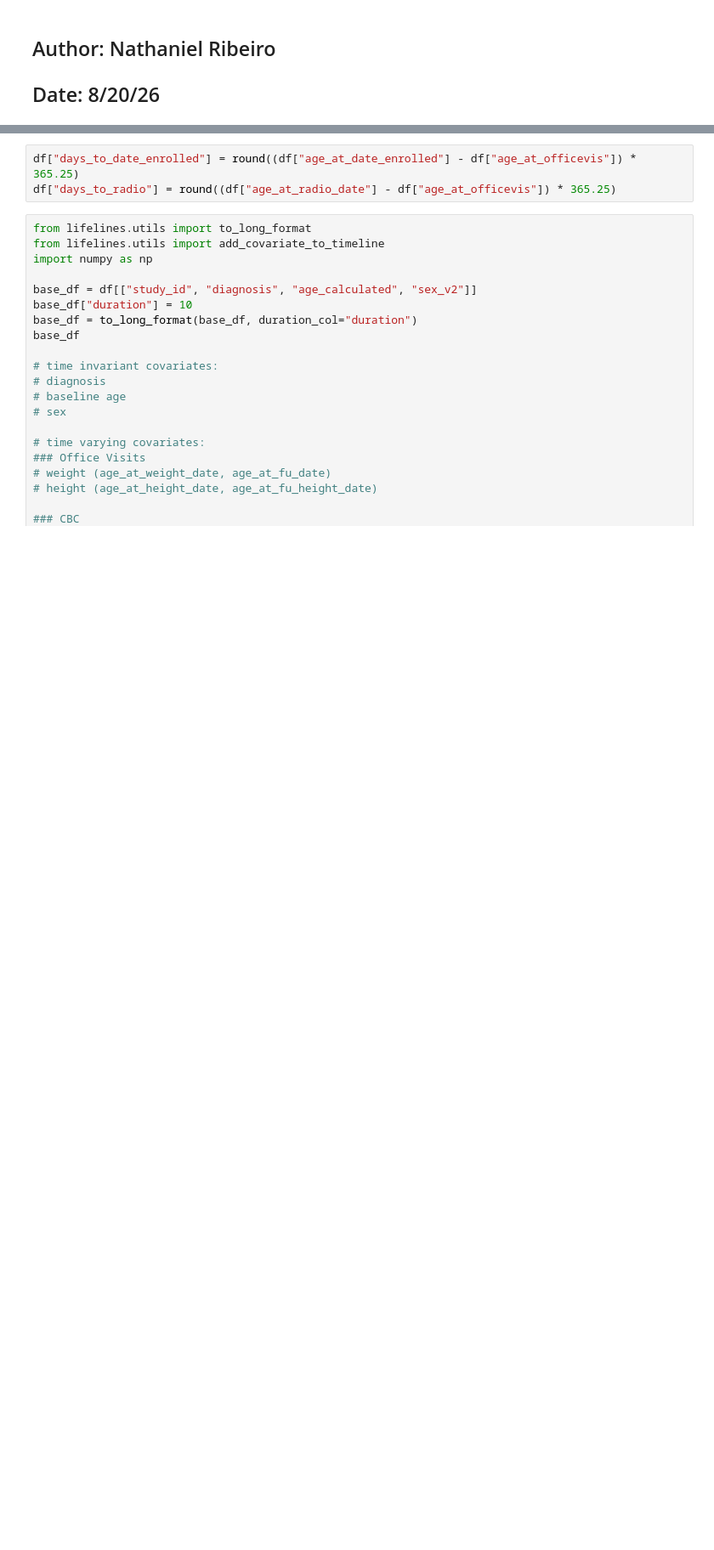
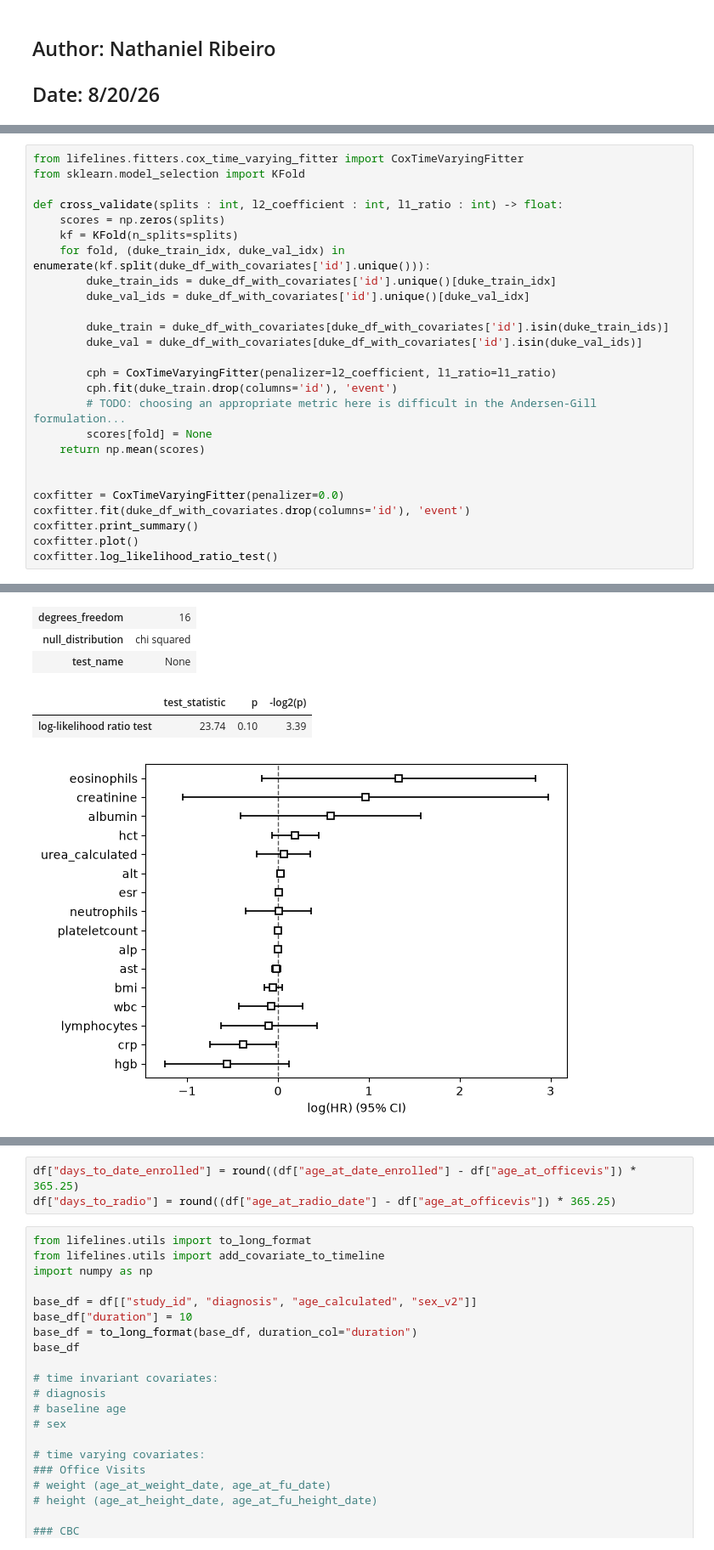
Before and after one commit to SyedLab-GI/BiologicDurabilitySurvivalAnalysis, a Jupyter notebook: SurvivalModeling.ipynb, the cells around one changed output, grey strips where cells are left out. Shown at 85% size. Cells and saved outputs as stored; diff of their text form; blank space fills up the shorter version.

```diff
--- a/SurvivalModeling.ipynb
+++ b/SurvivalModeling.ipynb
@@ -148,0 +557,27 @@ plt.show()
+# %%
+from lifelines.fitters.cox_time_varying_fitter import CoxTimeVaryingFitter
+from sklearn.model_selection import KFold
+
+def cross_validate(splits : int, l2_coefficient : int, l1_ratio : int) -> float:
+    scores = np.zeros(splits)
+    kf = KFold(n_splits=splits)
+    for fold, (duke_train_idx, duke_val_idx) in enumerate(kf.split(duke_df_with_covariates['id'].unique())):
+        duke_train_ids = duke_df_with_covariates['id'].unique()[duke_train_idx]
+        duke_val_ids = duke_df_with_covariates['id'].unique()[duke_val_idx]
+
+        duke_train = duke_df_with_covariates[duke_df_with_covariates['id'].isin(duke_train_ids)]
+        duke_val = duke_df_with_covariates[duke_df_with_covariates['id'].isin(duke_val_ids)]
+
+        cph = CoxTimeVaryingFitter(penalizer=l2_coefficient, l1_ratio=l1_ratio)
+        cph.fit(duke_train.drop(columns='id'), 'event')
+        # TODO: choosing an appropriate metric here is difficult in the Andersen-Gill formulation...
+        scores[fold] = None
+    return np.mean(scores)
+
+
+coxfitter = CoxTimeVaryingFitter(penalizer=0.0)
+coxfitter.fit(duke_df_with_covariates.drop(columns='id'), 'event')
+coxfitter.print_summary()
+coxfitter.plot()
+coxfitter.log_likelihood_ratio_test()
+# %% [output]
@@ -148,0 +611,6 @@ plt.show()
+| degrees_freedom | 16 |
+| null_distribution | chi squared |
+| test_name | None |
+|  | test_statistic | p | -log2(p) |
+| log-likelihood ratio test | 23.74 | 0.10 | 3.39 |
+[figure, added]
```
Also changed, not shown: parts of 49 cells of this notebook, 5 other files.
